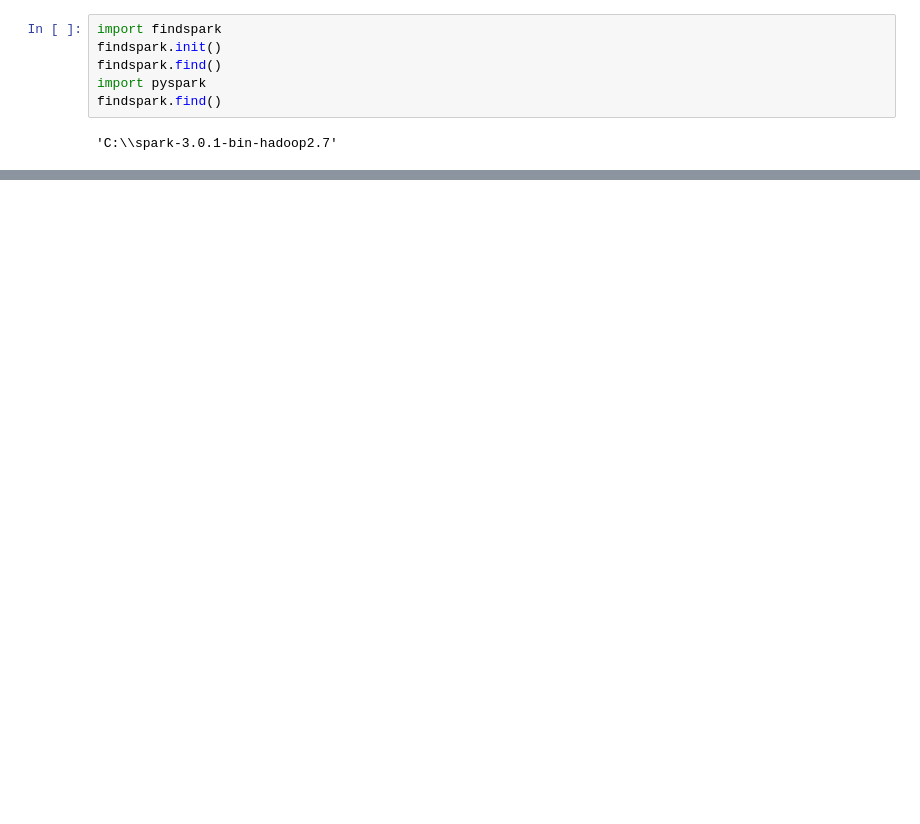
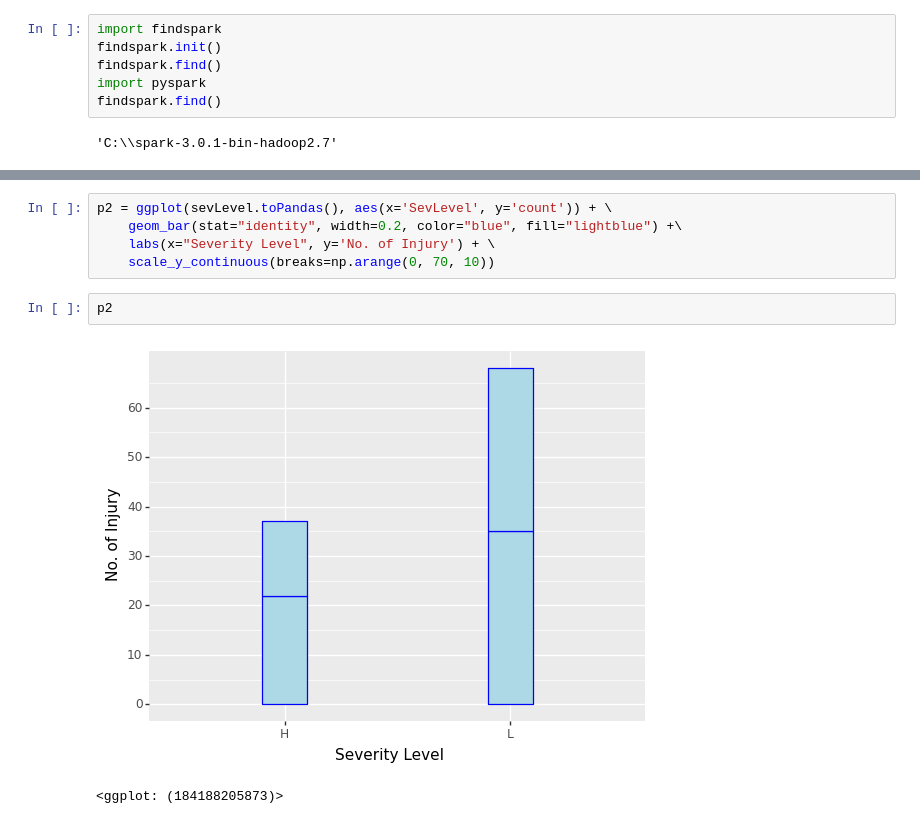
Before and after one commit to cwingho/NFL_Analytics, a Jupyter notebook: fiona/q3.ipynb, the cells around one changed output, grey strips where cells are left out. Saved outputs shown, nothing was run; the diff lists cells and outputs as text; blank space fills up the shorter version.

```diff
--- a/fiona/q3.ipynb
+++ b/fiona/q3.ipynb
@@ -152,0 +88,10 @@ only showing top 1200 rows
+# %%
+p2 = ggplot(sevLevel.toPandas(), aes(x='SevLevel', y='count')) + \
+    geom_bar(stat="identity", width=0.2, color="blue", fill="lightblue") +\
+    labs(x="Severity Level", y='No. of Injury') + \
+    scale_y_continuous(breaks=np.arange(0, 70, 10))
+# %%
+p2
+# %% [output]
+[figure, added]
+<ggplot: (184188205873)>
```
Also changed, not shown: parts of 28 cells of this notebook.
